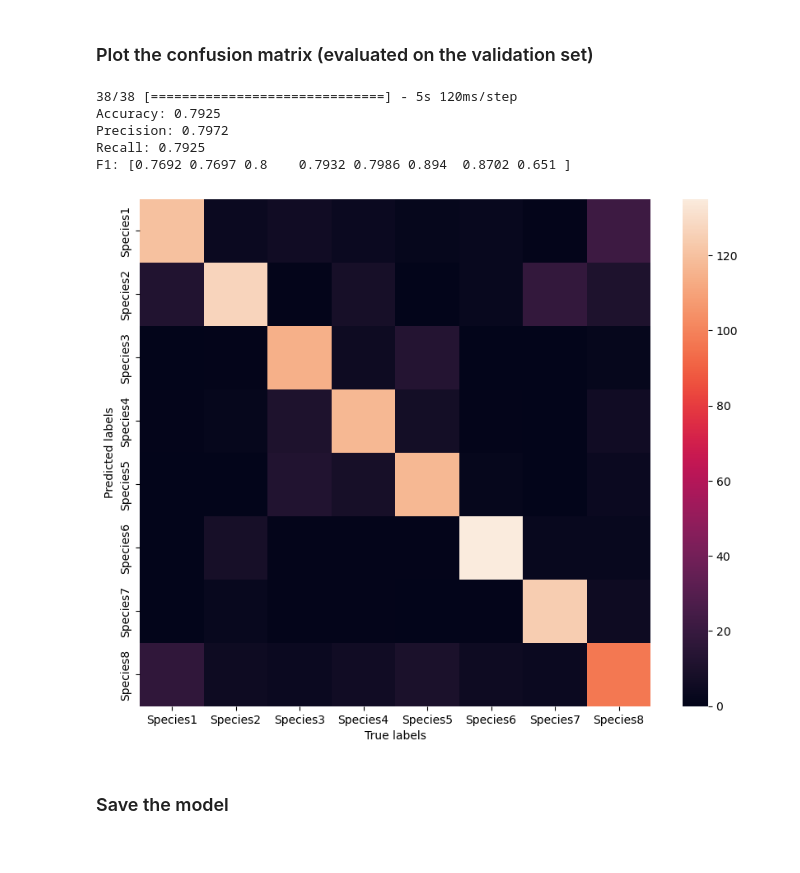
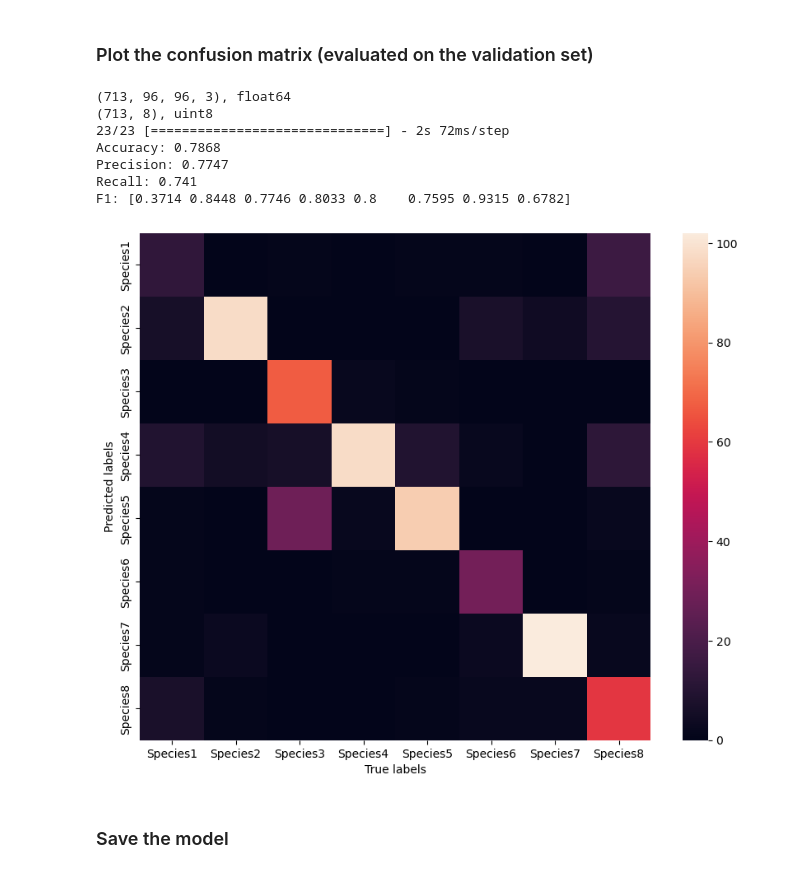
Before and after one commit to gabrieleginestroni/AN2DL-project-2022, a Jupyter notebook: Code/competition_online.ipynb, the cells around one changed output. Saved outputs shown, nothing was run; the diff lists cells and outputs as text; code cells hidden in the pictures.

```diff
--- a/Code/competition_online.ipynb
+++ b/Code/competition_online.ipynb
@@ -84,9 +85,9 @@ Lets create the generators we'll need
 train_data_gen = ImageDataGenerator(rotation_range=180,
                                     width_shift_range=0.2,
                                     height_shift_range=0.2,
-                                    brightness_range=(1, 1.5),
+                                    brightness_range=(1, 1.1),
                                     #channel_shift_range=150,
-                                    shear_range=0.2,
+                                    #shear_range=0.2,
                                     zoom_range=0.2,
                                     horizontal_flip=True,
                                     #vertical_flip=True,
@@ -129,13 +130,13 @@ print(class_weights)
 
 # Create Datasets objects
 train_dataset = tf.data.Dataset.from_generator(lambda: train_gen,
-                                               output_types=(tf.float32, tf.float32),
+                                               output_types=(tf.float32, tf.uint8),  # TODO: maybe we can set the target to be uint8
                                                output_shapes=([None, input_shape[0], input_shape[1], input_shape[2]], [None, len(classes)]))
 
 train_dataset = train_dataset.repeat()
 
 valid_dataset = tf.data.Dataset.from_generator(lambda: valid_gen,
-                                               output_types=(tf.float32, tf.float32),
+                                               output_types=(tf.float32, tf.uint8),
                                                output_shapes=([None, input_shape[0], input_shape[1], input_shape[2]], [None, len(classes)]))
 
 valid_dataset = valid_dataset.repeat()
@@ -221,11 +223,11 @@ _________________________________________________________________
 #X_val_tl = np.array(preprocess_input(X_val), dtype=np.uint8)
 
 history = model.fit(x=train_dataset,
-                    epochs=epochs,                   # Only indicative since we set repeat in training and validation datasets
+                    epochs=epochs,                   # Only indicative since we set "repeat" in training and validation datasets
                     steps_per_epoch=len(train_gen),
                     validation_data=valid_dataset,
                     validation_steps=len(valid_gen),
                     class_weight=class_weights,
-                    callbacks = [tfk.callbacks.EarlyStopping(monitor='val_accuracy', mode='max', patience=15, restore_best_weights=True)]
+                    callbacks = [tfk.callbacks.EarlyStopping(monitor='val_accuracy', mode='max', patience=20, restore_best_weights=True)]
 ).history
 # %% [output]
@@ -257,30 +272,53 @@ plt.show()
 # %% [markdown]
 ### Plot the confusion matrix (evaluated on the validation set)
 # %%
+samples = []
+targets = []
+
+dest_valid = os.getcwd() + '/validation'
+
+i=0
+for folder in os.listdir(dest_valid):
+    dest_class = dest_valid + '/' + folder
+    for img in os.listdir(dest_class):
+        temp = Image.open(dest_class + '/' + img).convert('RGB')
+        image = np.squeeze(np.expand_dims(temp, axis=0)) / 255
+        label = tfk.utils.to_categorical(i, len(classes))
+        samples.append(image)
+        targets.append(label)
+    i += 1
+
+X_val = np.array(samples)
+y_val = np.array(targets, dtype=np.uint8)
+print(X_val.shape, X_val.dtype, sep=", ")
+print(y_val.shape, y_val.dtype, sep=", ")
+
 predictions = model.predict(X_val)
 cm = confusion_matrix(np.argmax(y_val, axis=-1), np.argmax(predictions, axis=-1))
 
 accuracy = accuracy_score(np.argmax(y_val, axis=-1), np.argmax(predictions, axis=-1))
 precision = precision_score(np.argmax(y_val, axis=-1), np.argmax(predictions, axis=-1), average='macro')
 recall = recall_score(np.argmax(y_val, axis=-1), np.argmax(predictions, axis=-1), average='macro')
 f1 = f1_score(np.argmax(y_val, axis=-1), np.argmax(predictions, axis=-1), average=None)
 print('Accuracy:',accuracy.round(4))
 print('Precision:',precision.round(4))
 print('Recall:',recall.round(4))
 print('F1:',f1.round(4))
 
 plt.figure(figsize=(10,8))
-sns.heatmap(cm.T, xticklabels=labels, yticklabels=labels)
+sns.heatmap(cm.T, xticklabels=classes, yticklabels=classes)
 plt.xlabel('True labels')
 plt.ylabel('Predicted labels')
 plt.show()
 # %% [output]
-38/38 [==============================] - 5s 120ms/step
-Accuracy: 0.7925
-Precision: 0.7972
-Recall: 0.7925
-F1: [0.7692 0.7697 0.8    0.7932 0.7986 0.894  0.8702 0.651 ]
+(713, 96, 96, 3), float64
+(713, 8), uint8
+23/23 [==============================] - 2s 72ms/step
+Accuracy: 0.7868
+Precision: 0.7747
+Recall: 0.741
+F1: [0.3714 0.8448 0.7746 0.8033 0.8    0.7595 0.9315 0.6782]
-[figure, old version]
+[figure, new version]
 # %% [markdown]
 ### Save the model
 # %%
```
Also changed, not shown: parts of 8 cells of this notebook.
